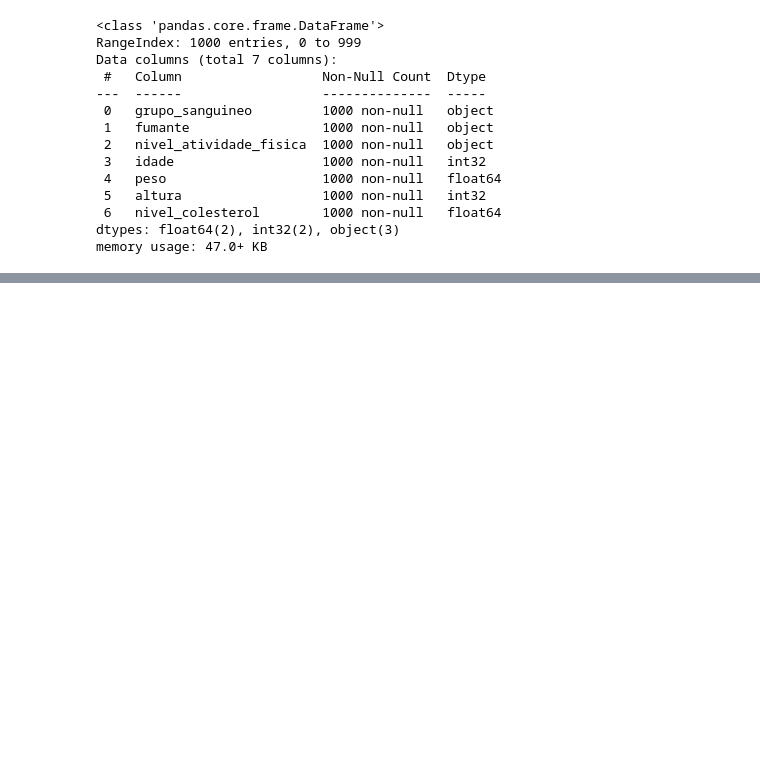
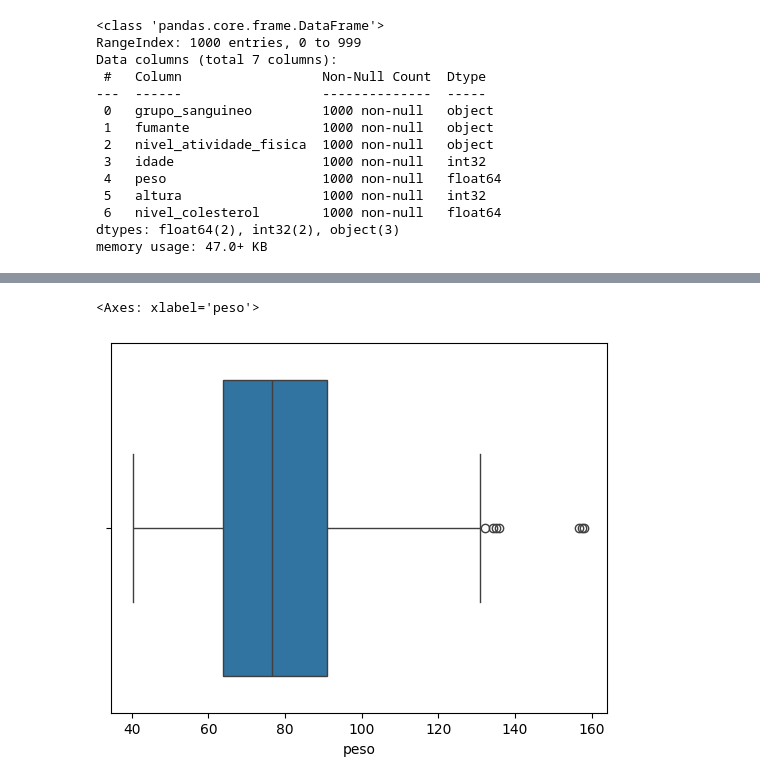
Before and after one commit to angelomedeiros/formacao-ia-regressao-linear-multipla, a Jupyter notebook: modelo_colesterol.ipynb, the cells around one changed output, grey strips where cells are left out. Cells and saved outputs as stored; diff of their text form; code cells hidden in the pictures; blank space fills up the shorter version.

```diff
--- a/modelo_colesterol.ipynb
+++ b/modelo_colesterol.ipynb
@@ -192,0 +207,6 @@ memory usage: 47.0+ KB
+# %%
+# Verificar outliers no peso
+sns.boxplot(data=df_colesterol_eda['peso'], orient='h')
+# %% [output]
+<Axes: xlabel='peso'>
+[figure, added]
```
Also changed, not shown: parts of 8 cells of this notebook.
